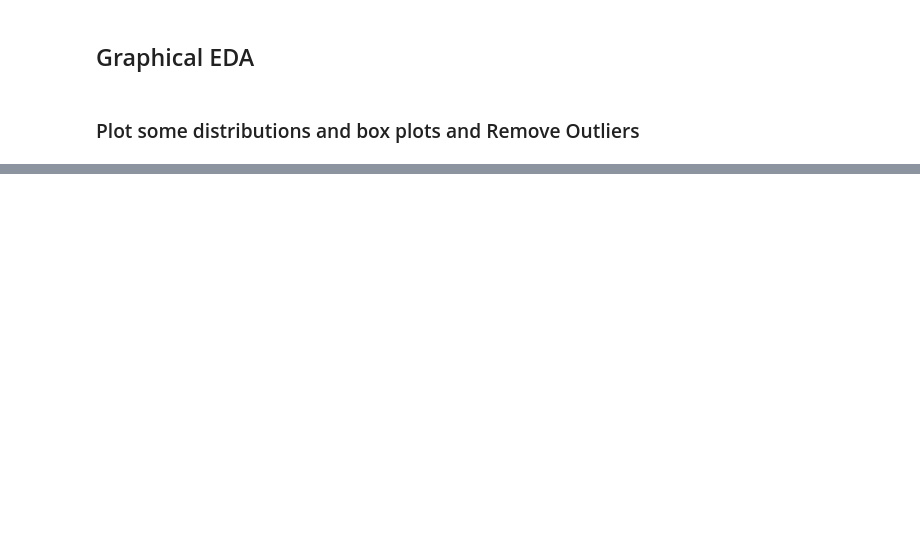
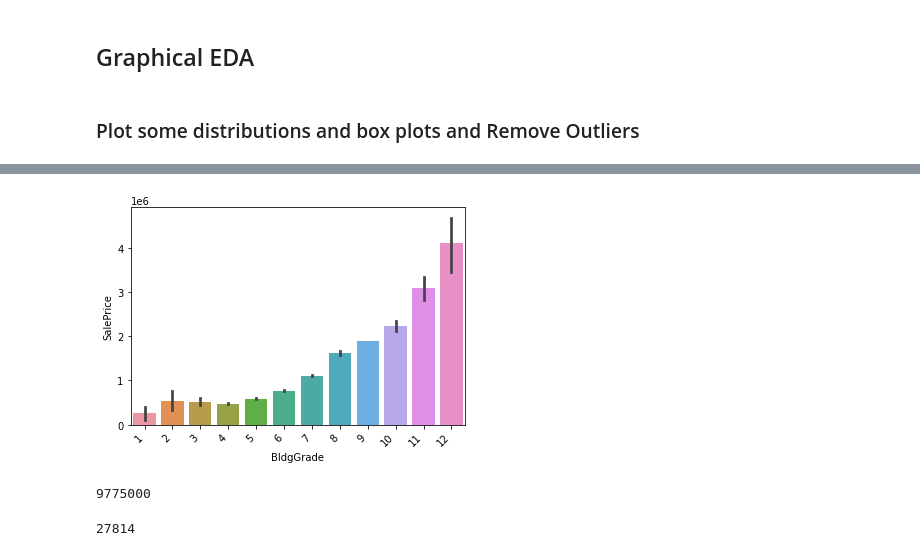
Before and after one commit to angelicacodes/phase_2_project_chicago-sf-seattle-ds-082420, a Jupyter notebook: notebooks/eda/Sindhu_EDA.ipynb, the cells around one changed output, grey strips where cells are left out. Cells and saved outputs as stored; diff of their text form; code cells hidden in the pictures; blank space fills up the shorter version.

Commit message:
add building grade

```diff
--- a/notebooks/eda/Sindhu_EDA.ipynb
+++ b/notebooks/eda/Sindhu_EDA.ipynb
@@ -54,7 +79,7 @@ parcel = parcel[(parcel['PropType']=='R') | (parcel['PropType']=='K')]
 # residential_building.info()
 # %%
 # Residential Buiding Filter For Necessary Columns
-residential_building = residential_building[['Major', 'Minor', 'ZipCode', 'NbrLivingUnits', 'SqFtTotLiving', 'SqFtOpenPorch', 'SqFtEnclosedPorch']]
+residential_building = residential_building[['Major', 'Minor', 'ZipCode', 'NbrLivingUnits', 'SqFtTotLiving', 'SqFtOpenPorch', 'SqFtEnclosedPorch', 'BldgGrade']]
 # %%
 # Create a column Has_Porch
 residential_building['Has_Porch']= residential_building['SqFtOpenPorch'] + residential_building['SqFtEnclosedPorch']
@@ -125,10 +186,26 @@ df['Has_Nuisance'] = [0 if n == 'No Nuisances' else 1 for n in df['Nuisances']]
+# %%
+# 1 : 'Poor'
+# 2 : 'Low',
+# 3 : 'Fair'
+# 4 : 'Low-Average'
+# 5 : 'Average'
+# 6 : 'Good'
+# 7 : 'Better'
+# 8 : 'Very Good'
+# 9 : 'Cabin',
+# 10 : 'Excellent'
+# 11 : 'Luxury'
+# 12 : 'Mansion'
+
+df['BldgGrade'] = df.BldgGrade.map({3 : 1, 4 : 2, 5 : 3,  6 : 4, 7 : 5, 8 : 6, 9 : 7, 10 : 8,
+                                    1: 9, 11 : 10, 12 : 11, 13 : 12})
 # %%
 # reorder Columns
 df = df[['Major', 'Minor', 'ZipCode', 'DocumentDate', 'SalePrice', 'SqFtLot', 'SqFtTotLiving',
          'Nuisances', 'Has_Nuisance', 'TrafficNoise', 'PowerLines', 'OtherNuisances',
          'Is_WaterFrontLocation', 'WaterFrontLocation', 'Has_Porch', 'Has_OpenPorch',
          'Has_EnclosedPorch', 'NbrLivingUnits', 'MtRainier', 'Olympics', 'Cascades',
-         'PugetSound', 'LakeWashington', 'LakeSammamish', 'SmallLakeRiverCreek']]
+         'PugetSound', 'LakeWashington', 'LakeSammamish', 'SmallLakeRiverCreek', 'BldgGrade']]
 # %%
 df.rename(columns={'MtRainier': 'View_MtRainier', 'Olympics': 'View_Olympics', 'Cascades': 'View_Cascades',
                    'PugetSound': 'View_PugetSound', 'LakeWashington': 'View_LakeWashington',
@@ -196,6 +313,15 @@ sns.barplot(df2['Has_Porch'], df2['SalePrice']);
+# %%
+chart= sns.barplot('BldgGrade', 'SalePrice', data=df2)
+chart.set_xticklabels(chart.get_xticklabels(), rotation=45, horizontalalignment='right');
+# %% [output]
+[figure, added]
 # %%
 df2['SalePrice'].max()
+# %% [output]
+9775000
 # %%
 len(df2)
+# %% [output]
+27814
 # %%
 df2.to_csv('../../data/clean/KingCountyHousingData.csv')
```
Also changed, not shown: parts of 23 cells of this notebook, 1 other file.
